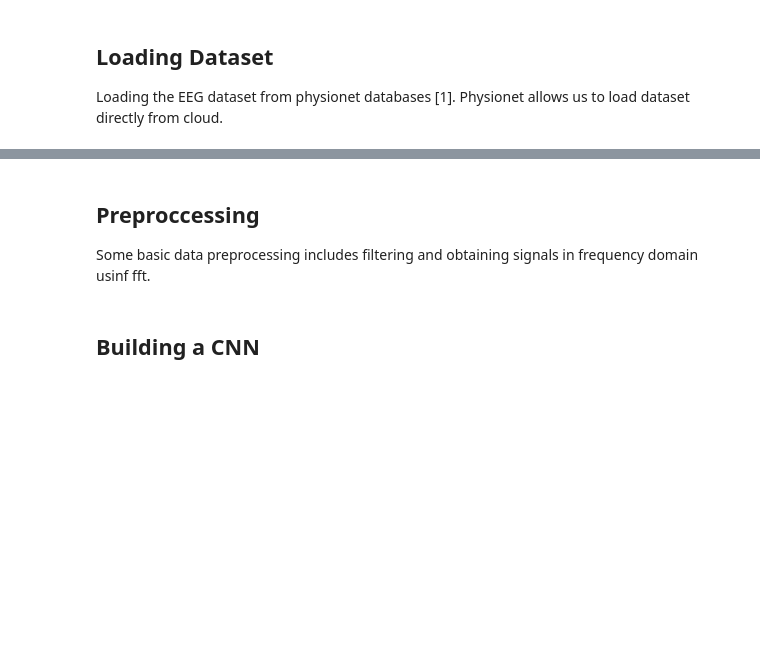
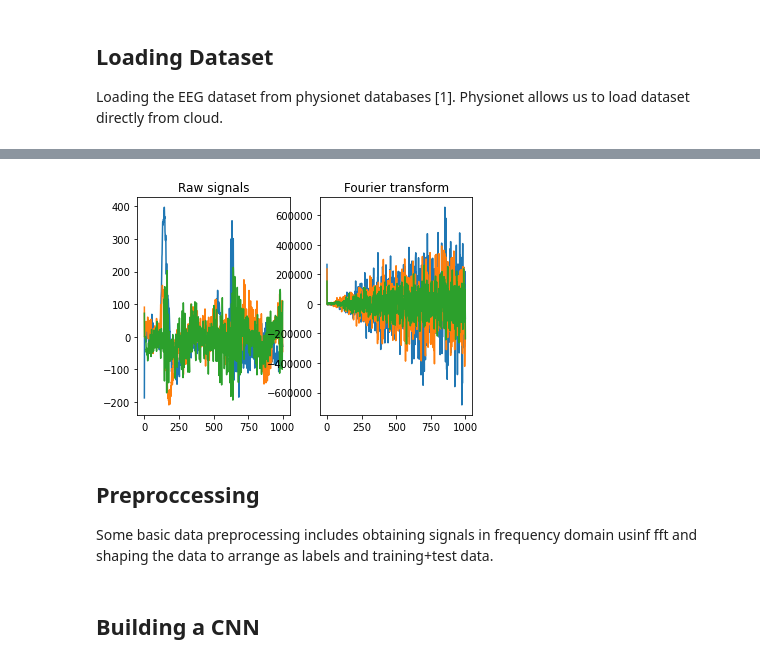
Before and after one commit to mHaris97/Detecting-Epileptic-Seizures-using-CNN, a Jupyter notebook: Detecting_Epileptic_Seizures_using_CNN.ipynb, the cells around one changed output, grey strips where cells are left out. Cells and saved outputs as stored; diff of their text form; code cells hidden in the pictures; blank space fills up the shorter version.

Commit message:
data loading and reading done.

```diff
--- a/Detecting_Epileptic_Seizures_using_CNN.ipynb
+++ b/Detecting_Epileptic_Seizures_using_CNN.ipynb
@@ -39,6 +82,26 @@ CommandException: 858 files/objects could not be transferred.
+# %%
+from pyedflib import highlevel
+import numpy as np
+import matplotlib.pyplot as plt
+
+# read an edf file
+file2 = '/content/DESTINATION/chbmit-1.0.0.physionet.org/chb24/chb24_01.edf'
+signals, signal_headers, header = highlevel.read_edf(file2)
+
+dft = np.fft.fft(signals, axis=1)
+
+plt.subplot(1,2,1)
+plt.plot(np.transpose(signals[0:3,:1000]))
+plt.title('Raw signals')
+plt.subplot(1,2,2)
+plt.plot(np.transpose(dft[0:3,:1000]))
+plt.title('Fourier transform')
+plt.show()
+# %% [output]
+[figure, added]
 # %% [markdown]
 ## Preproccessing
-Some basic data preprocessing includes filtering and obtaining signals in frequency domain usinf fft.
+Some basic data preprocessing includes obtaining signals in frequency domain usinf fft and shaping the data to arrange as labels and training+test data.
 # %% [markdown]
 ## Building a CNN
 # %% [markdown]
```
Also changed, not shown: parts of 4 cells of this notebook, 1 other file.
